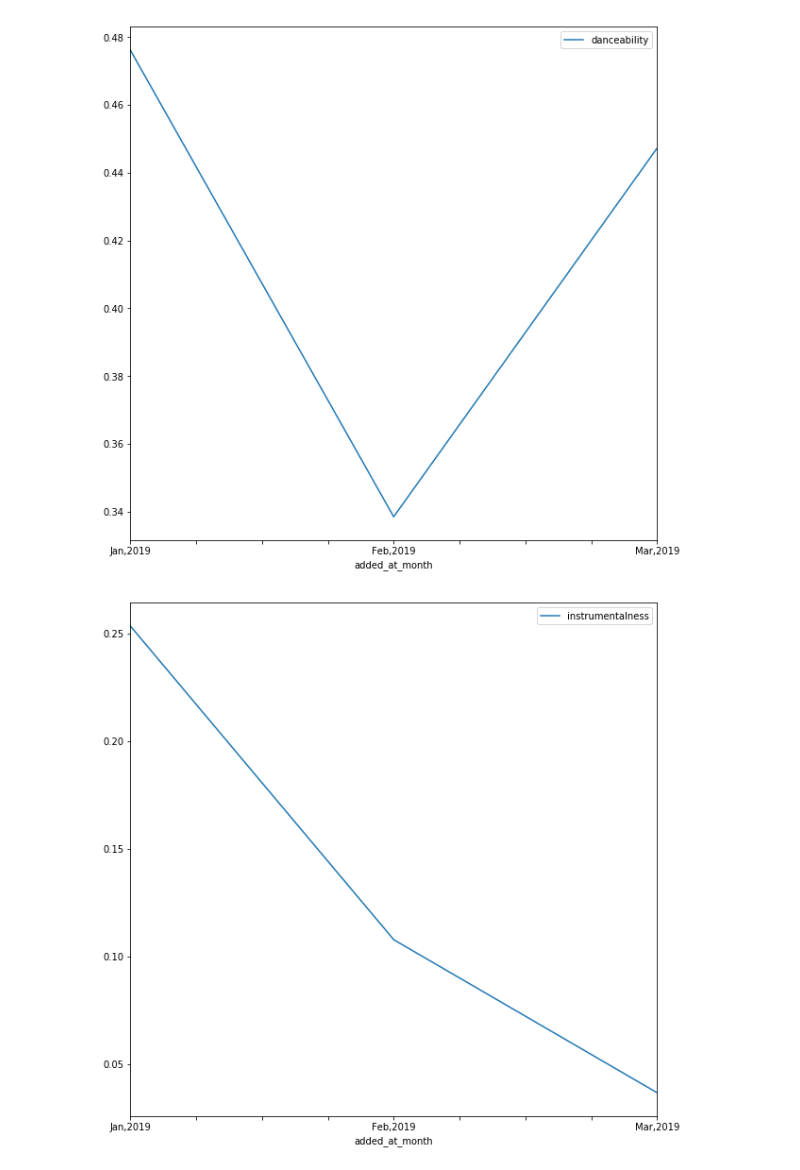
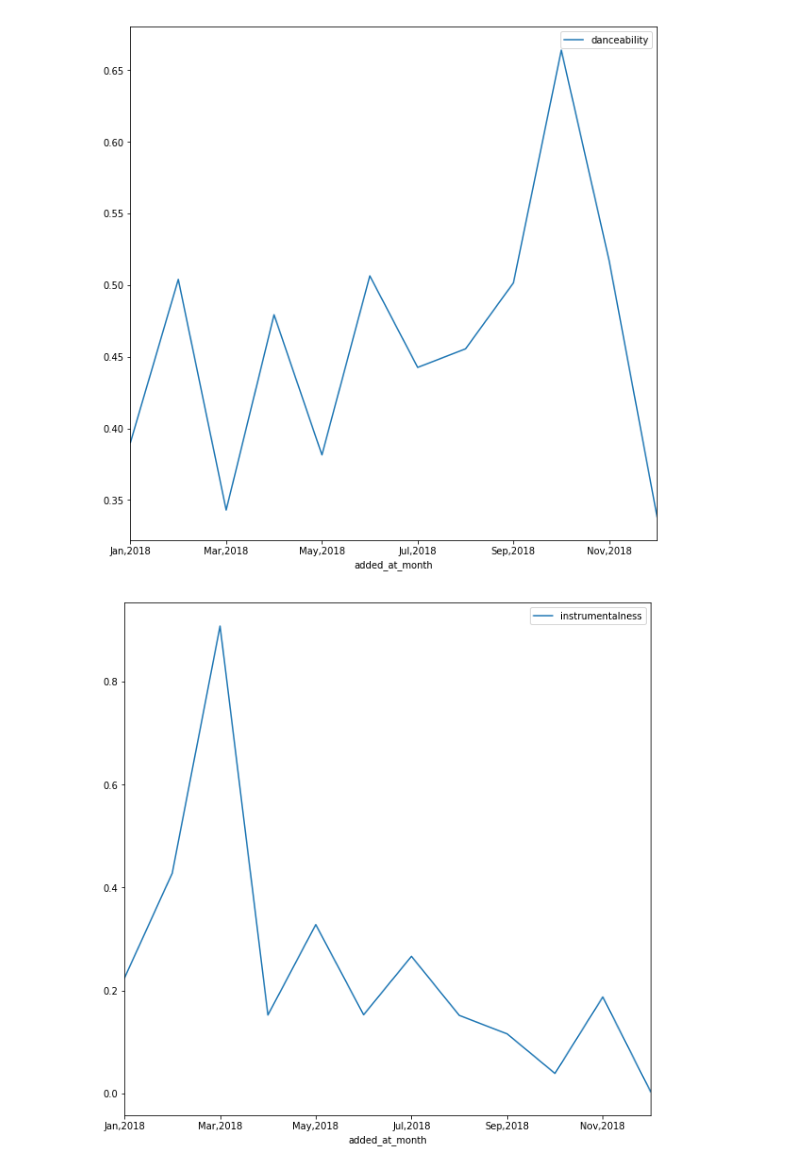
Before and after one commit to cryptoblizz/MySpotify, a Jupyter notebook: My Spotify/MySpotify.ipynb, the cells around one changed output. Drawn from its saved outputs; the diff is of its cells as text; code cells hidden in the pictures.

```diff
--- a/My Spotify/MySpotify.ipynb
+++ b/My Spotify/MySpotify.ipynb
@@ -6,8 +6,12 @@ from spotipy.oauth2 import SpotifyClientCredentials
 import pandas as pd
 import matplotlib.pyplot as plt
 import calendar
-import seaborn as sns
-username = "Goeldk"
+from sklearn.preprocessing import StandardScaler
+from sklearn.cluster import KMeans
+import numpy as np
+from math import *
+#import seaborn as sns
+username = "rckprnv"
 scope = "user-library-read"
 #export SPOTIPY_CLIENT_ID ='3aa12f8e691c4df69ea5cf90a8d14b83'
 #export SPOTIPY_CLIENT_SECRET ='380a5fc6c96e4fdcaf568425b919a00e'
@@ -111,11 +118,11 @@ df_saved_tracks.head()
 5 rows × 24 columns
 # %%
 
-df_mean = df_saved_tracks.loc[df_saved_tracks['added_at_year'] == 2019]
-print(df_mean)
+df_mean = df_saved_tracks.loc[df_saved_tracks['added_at_year'] == 2018]
+#print(df_mean)
 
 df_mean =  df_mean.groupby(['added_at_month']).mean().sort_values('added_at_month_index')
-print(df_mean)
+#print(df_mean)
 
 
 df_mean.plot(kind = 'line',y='acousticness', figsize = (10,10))
@@ -157,2 +147,2 @@ Mar,2019               2019.0                   3.0
-[figure, old version]
+[figure, new version]
-[figure, old version]
+[figure, new version]
```
Also changed, not shown: parts of 8 cells of this notebook, 3 other files.
